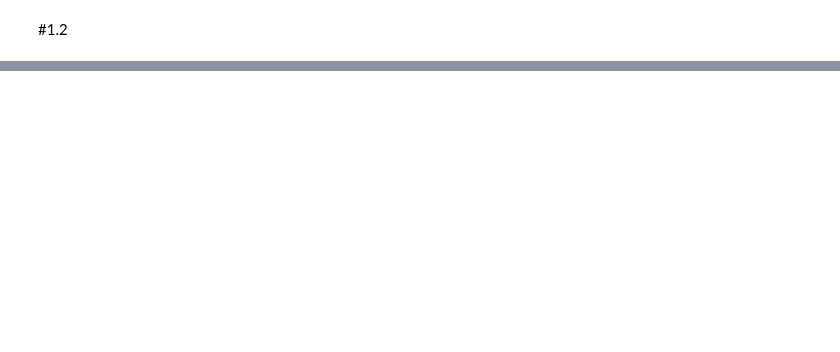
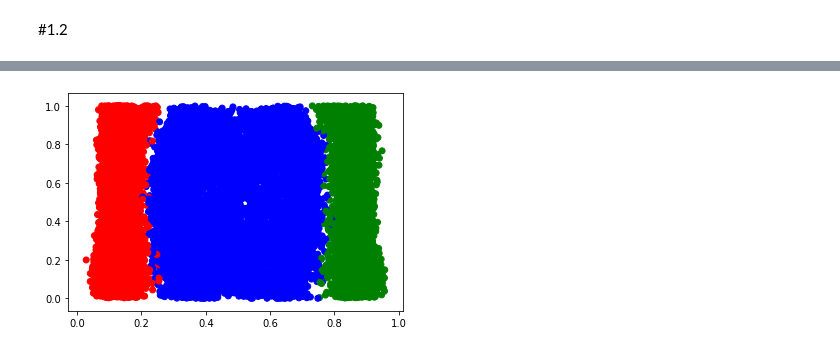
Before and after one commit to myutman/DUL, a Jupyter notebook: HW21.ipynb, the cells around one changed output, grey strips where cells are left out. Cells and saved outputs as stored; diff of their text form; code cells hidden in the pictures; blank space fills up the shorter version.

```diff
--- a/HW21.ipynb
+++ b/HW21.ipynb
@@ -312,0 +277,5 @@ plt.legend(['train', 'test'])
+# %%
+pdf, cdf = model(X_test)
+display(cdf.detach().numpy(), y_test)
+# %% [output]
+[figure, added]
```
Also changed, not shown: parts of 7 cells of this notebook.
